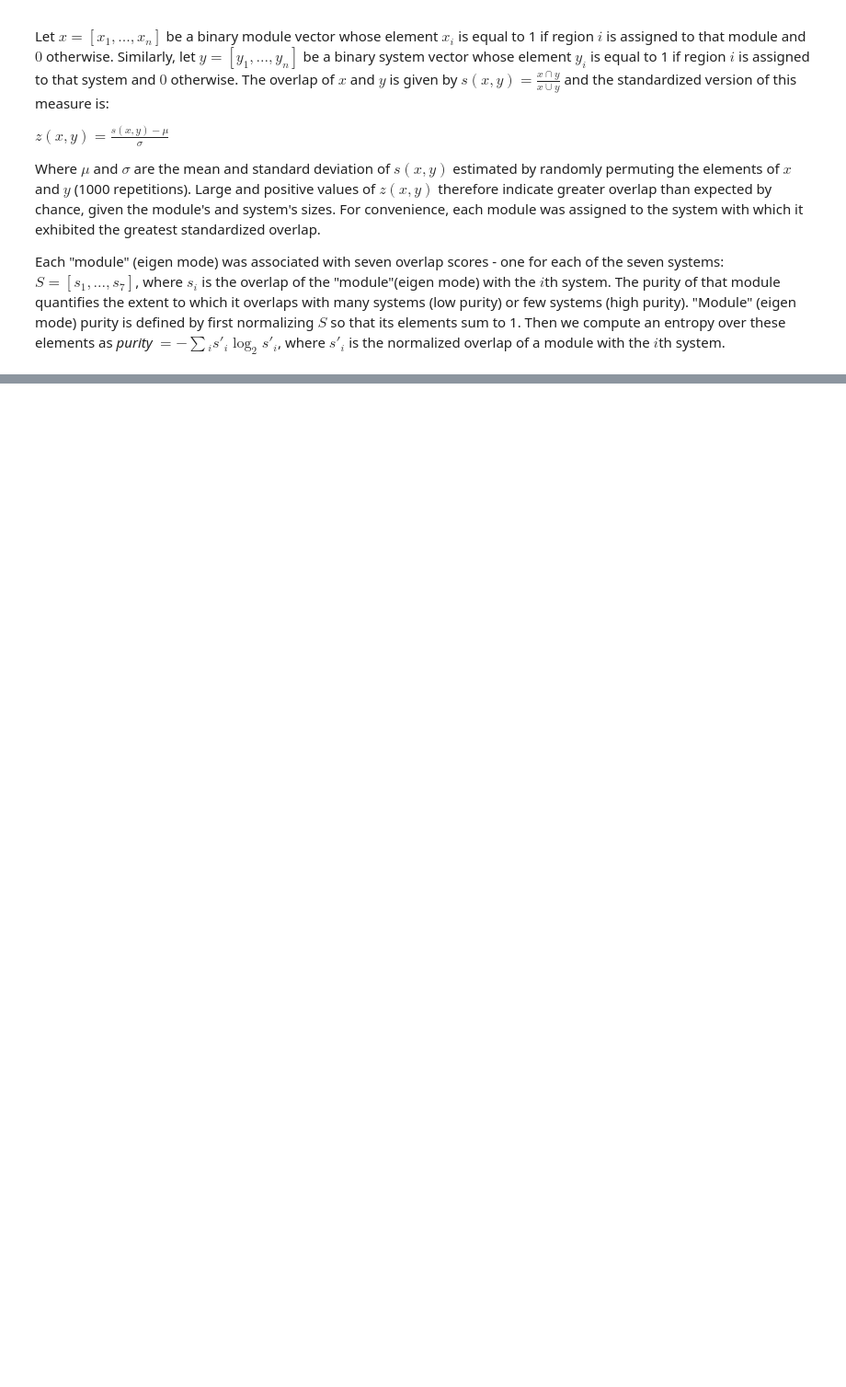
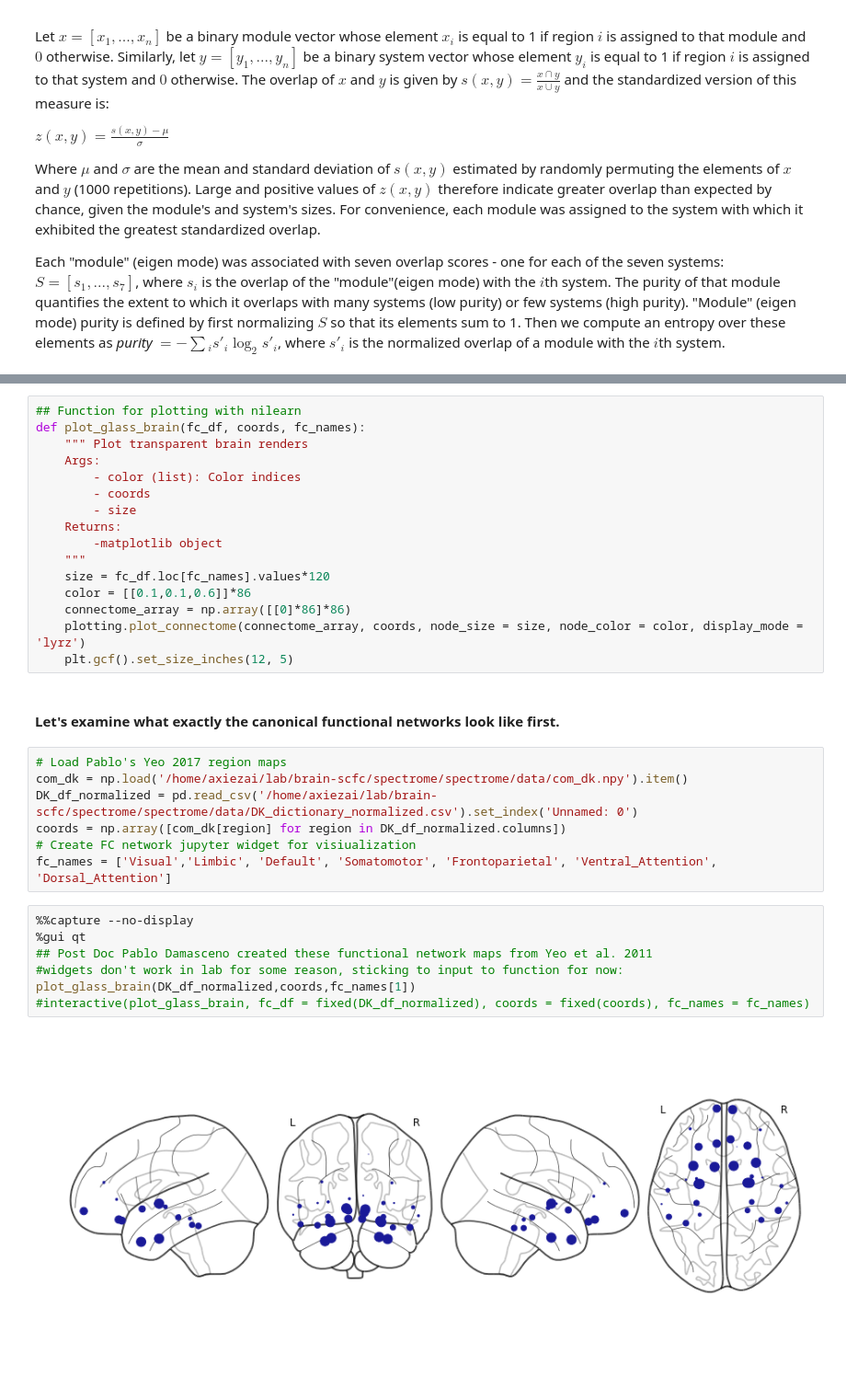
Before and after one commit to Raj-Lab-UCSF/spectrome, a Jupyter notebook: spectrome/notebooks/eigenmode_purityscores.ipynb, the cells around one changed output, grey strips where cells are left out. Shown at 92% size. Saved outputs shown, nothing was run; the diff lists cells and outputs as text; blank space fills up the shorter version.

```diff
--- a/spectrome/notebooks/eigenmode_purityscores.ipynb
+++ b/spectrome/notebooks/eigenmode_purityscores.ipynb
@@ -30,0 +33,34 @@ from forward import e
+# %%
+## Function for plotting with nilearn
+def plot_glass_brain(fc_df, coords, fc_names):
+    """ Plot transparent brain renders
+    Args:
+        - color (list): Color indices
+        - coords
+        - size
+    Returns:
+        -matplotlib object
+    """
+    size = fc_df.loc[fc_names].values*120
+    color = [[0.1,0.1,0.6]]*86
+    connectome_array = np.array([[0]*86]*86)
+    plotting.plot_connectome(connectome_array, coords, node_size = size, node_color = color, display_mode = 'lyrz')
+    plt.gcf().set_size_inches(12, 5)
+# %% [markdown]
+#### Let's examine what exactly the canonical functional networks look like first.
+# %%
+# Load Pablo's Yeo 2017 region maps
+com_dk = np.load('/home/axiezai/lab/brain-scfc/spectrome/spectrome/data/com_dk.npy').item()
+DK_df_normalized = pd.read_csv('/home/axiezai/lab/brain-scfc/spectrome/spectrome/data/DK_dictionary_normalized.csv').set_index('Unnamed: 0')
+coords = np.array([com_dk[region] for region in DK_df_normalized.columns])
+# Create FC network jupyter widget for visiualization
+fc_names = ['Visual','Limbic', 'Default', 'Somatomotor', 'Frontoparietal', 'Ventral_Attention', 'Dorsal_Attention']
+# %%
+%%capture --no-display
+%gui qt
+## Post Doc Pablo Damasceno created these functional network maps from Yeo et al. 2011
+#widgets don't work in lab for some reason, sticking to input to function for now:
+plot_glass_brain(DK_df_normalized,coords,fc_names[1])
+#interactive(plot_glass_brain, fc_df = fixed(DK_df_normalized), coords = fixed(coords), fc_names = fc_names)
+# %% [output]
+[figure, added]
```
Also changed, not shown: parts of 9 cells of this notebook, 1 other file.
